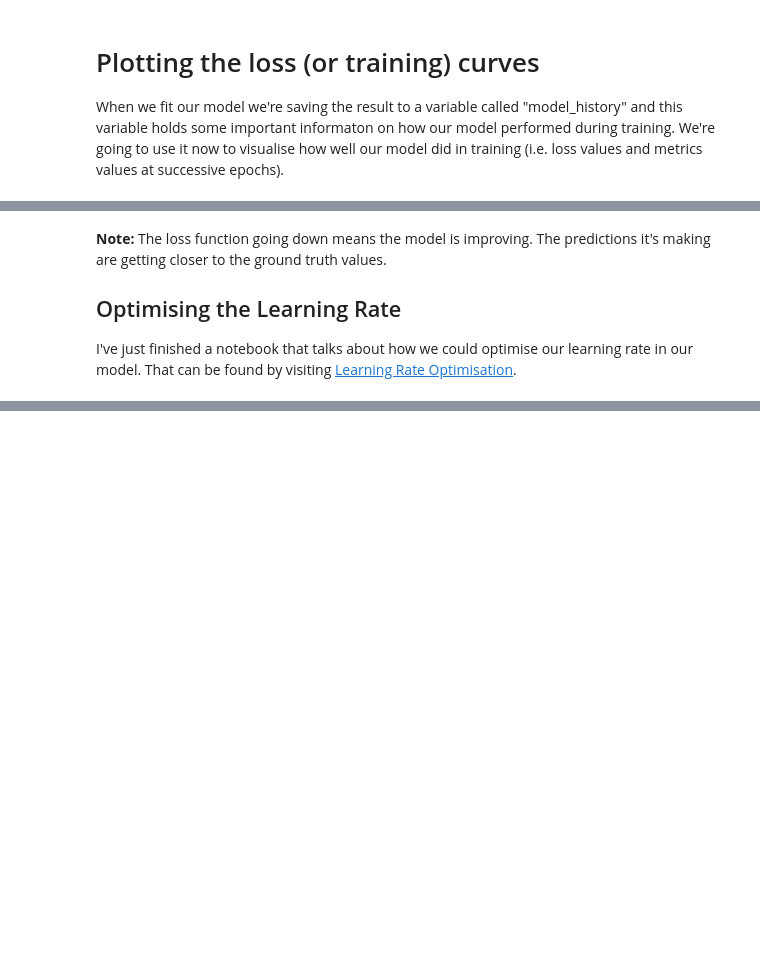
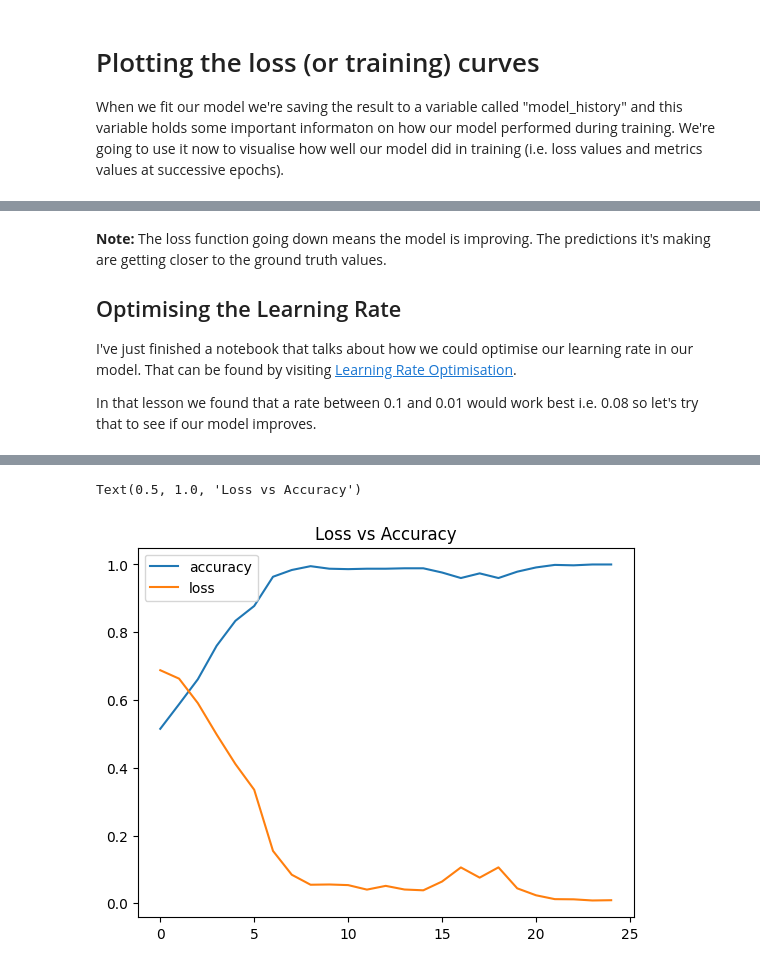
Before and after one commit to 4igeek/TensorFlow, a Jupyter notebook: NonLinearBinaryClassification.ipynb, the cells around one changed output, grey strips where cells are left out. Cells and saved outputs as stored; diff of their text form; code cells hidden in the pictures; blank space fills up the shorter version.

```diff
--- a/NonLinearBinaryClassification.ipynb
+++ b/NonLinearBinaryClassification.ipynb
@@ -164,3 +164,30 @@ Text(0.5, 1.0, 'Loss vs Accuracy')
 
 ## Optimising the Learning Rate
 I've just finished a notebook that talks about how we could optimise our learning rate in our model. That can be found by visiting [Learning Rate Optimisation](https://github.com/VilPeas/TensorFlow/blob/main/Reference/LearningRateOptimisation.ipynb).
+
+In that lesson we found that a rate between 0.1 and 0.01 would work best i.e. 0.08 so let's try that to see if our model improves.
+# %%
+tf.random.set_seed(42)
+
+# 1. Create the model using the Sequential API
+new_model = tf.keras.Sequential([
+    tf.keras.layers.Dense(6, activation="relu"), # Non-linear activation function
+    tf.keras.layers.Dense(6, activation="relu"), # Non-linear activation function
+    tf.keras.layers.Dense(1, activation="sigmoid") # Binary classification requires one output neuron
+])
+
+# 2. Compile the model
+new_model.compile(loss="binary_crossentropy",
+                optimizer=tf.keras.optimizers.Adam(learning_rate=0.08), # Changed learning rate from 0.001 to 0.01
+                metrics=["accuracy"])
+
+# 3. Fit the model
+new_model_history = new_model.fit(X_train, y_train, epochs=25, verbose=0) # Reduced the number of epochs from 100 to 25
+
+# 4. Evaluate the model
+new_model.evaluate(X_test, y_test)
+
+# Let's convert the model_history object into a DataFrame.
+pd.DataFrame(new_model_history.history).plot()
+plt.title("Loss vs Accuracy")
+# %% [output]
@@ -166,0 +195,2 @@ I've just finished a notebook that talks about how we could optimise our learnin
+Text(0.5, 1.0, 'Loss vs Accuracy')
+[figure, added]
```
Also changed, not shown: parts of 10 cells of this notebook.
